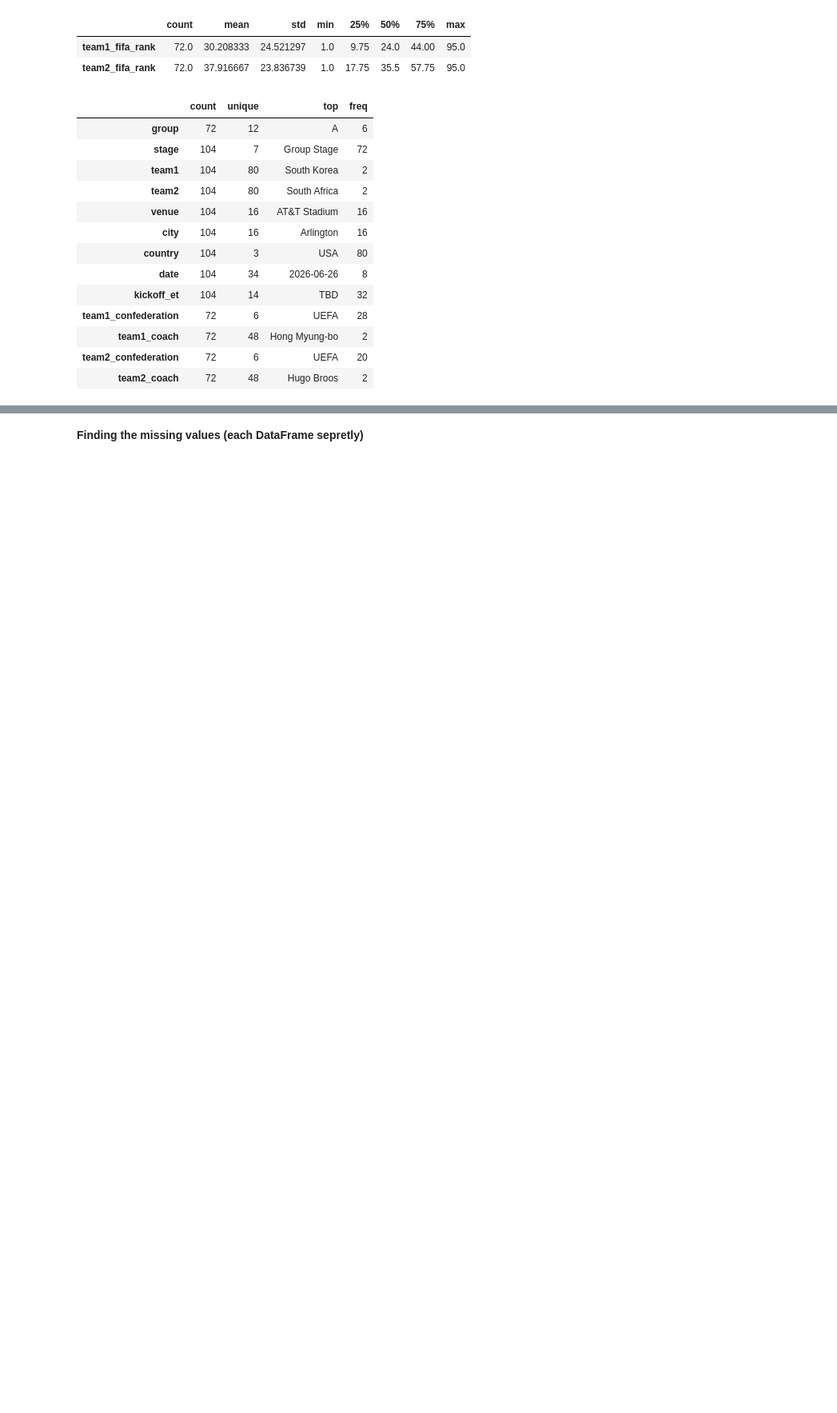
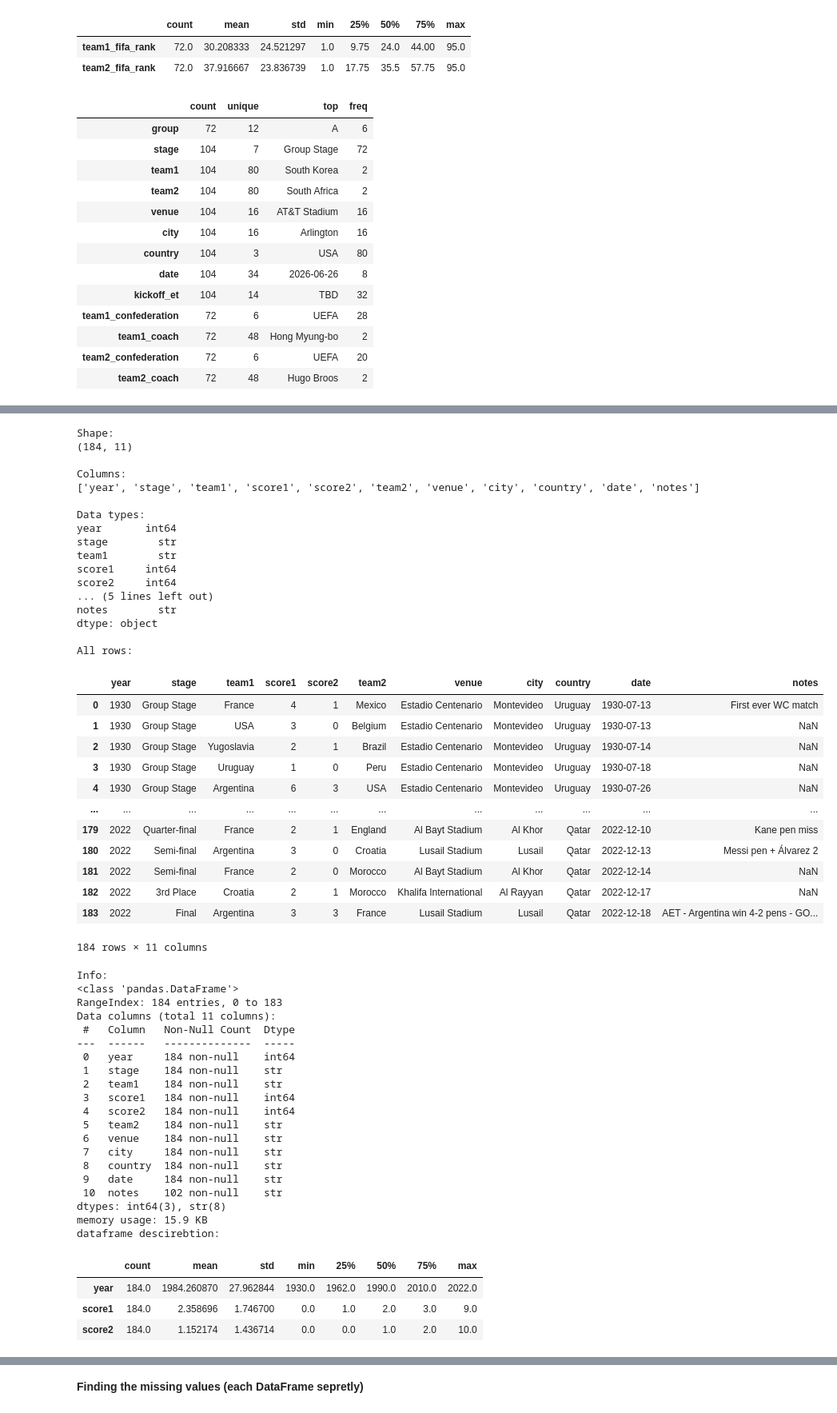
Before and after one commit to iMohamed-XD/Tamkeen, a Jupyter notebook: 5-data_project/main.ipynb, the cells around one changed output, grey strips where cells are left out. Shown at 80% size. Cells and saved outputs as stored; diff of their text form; code cells hidden in the pictures; blank space fills up the shorter version.

```diff
--- a/5-data_project/main.ipynb
+++ b/5-data_project/main.ipynb
@@ -121,11 +256,66 @@ df_editions.describe(include="str").T
 # %%
 print(f"\nShape:\n{df_matches.shape}")
 print(f"\nColumns:\n{df_matches.columns.tolist()}")
 print(f"\nData types:\n{df_matches.dtypes}")
-print("\nFirst 5 rows:")
-display(df_matches.head())
+print("\nAll rows:")
+display(df_matches)
 print("\nInfo:")
 df_matches.info()
 print("dataframe descirebtion: ")
 display(df_matches.describe().T)
 df_matches.describe(include="str").T
+# %% [output]
+Shape:
+(184, 11)
+
+Columns:
+['year', 'stage', 'team1', 'score1', 'score2', 'team2', 'venue', 'city', 'country', 'date', 'notes']
+
+Data types:
+year       int64
+stage        str
+team1        str
+score1     int64
+score2     int64
+... (5 lines left out)
+notes        str
+dtype: object
+
+All rows:
+|  | year | stage | team1 | score1 | score2 | team2 | venue | city | country | date | notes |
+| 0 | 1930 | Group Stage | France | 4 | 1 | Mexico | Estadio Centenario | Montevideo | Uruguay | 1930-07-13 | First ever WC match |
+| 1 | 1930 | Group Stage | USA | 3 | 0 | Belgium | Estadio Centenario | Montevideo | Uruguay | 1930-07-13 | NaN |
+| 2 | 1930 | Group Stage | Yugoslavia | 2 | 1 | Brazil | Estadio Centenario | Montevideo | Uruguay | 1930-07-14 | NaN |
+| 3 | 1930 | Group Stage | Uruguay | 1 | 0 | Peru | Estadio Centenario | Montevideo | Uruguay | 1930-07-18 | NaN |
+| 4 | 1930 | Group Stage | Argentina | 6 | 3 | USA | Estadio Centenario | Montevideo | Uruguay | 1930-07-26 | NaN |
+| ... | ... | ... | ... | ... | ... | ... | ... | ... | ... | ... | ... |
+| 179 | 2022 | Quarter-final | France | 2 | 1 | England | Al Bayt Stadium | Al Khor | Qatar | 2022-12-10 | Kane pen miss |
+| 180 | 2022 | Semi-final | Argentina | 3 | 0 | Croatia | Lusail Stadium | Lusail | Qatar | 2022-12-13 | Messi pen + Álvarez 2 |
+| 181 | 2022 | Semi-final | France | 2 | 0 | Morocco | Al Bayt Stadium | Al Khor | Qatar | 2022-12-14 | NaN |
+| 182 | 2022 | 3rd Place | Croatia | 2 | 1 | Morocco | Khalifa International | Al Rayyan | Qatar | 2022-12-17 | NaN |
+| 183 | 2022 | Final | Argentina | 3 | 3 | France | Lusail Stadium | Lusail | Qatar | 2022-12-18 | AET - Argentina win 4-2 pens - GO... |
+184 rows × 11 columns
+Info:
+<class 'pandas.DataFrame'>
+RangeIndex: 184 entries, 0 to 183
+Data columns (total 11 columns):
+ #   Column   Non-Null Count  Dtype
+---  ------   --------------  -----
+ 0   year     184 non-null    int64
+ 1   stage    184 non-null    str
+ 2   team1    184 non-null    str
+ 3   score1   184 non-null    int64
+ 4   score2   184 non-null    int64
+ 5   team2    184 non-null    str
+ 6   venue    184 non-null    str
+ 7   city     184 non-null    str
+ 8   country  184 non-null    str
+ 9   date     184 non-null    str
+ 10  notes    102 non-null    str
+dtypes: int64(3), str(8)
+memory usage: 15.9 KB
+dataframe descirebtion:
+|  | count | mean | std | min | 25% | 50% | 75% | max |
+| year | 184.0 | 1984.260870 | 27.962844 | 1930.0 | 1962.0 | 1990.0 | 2010.0 | 2022.0 |
+| score1 | 184.0 | 2.358696 | 1.746700 | 0.0 | 1.0 | 2.0 | 3.0 | 9.0 |
+| score2 | 184.0 | 1.152174 | 1.436714 | 0.0 | 0.0 | 1.0 | 2.0 | 10.0 |
```
Also changed, not shown: parts of 22 cells of this notebook, 6 other files.
